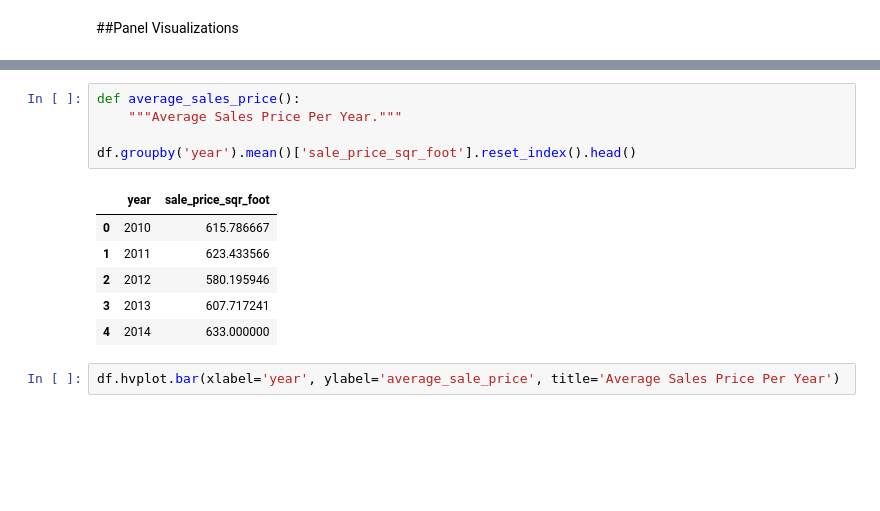
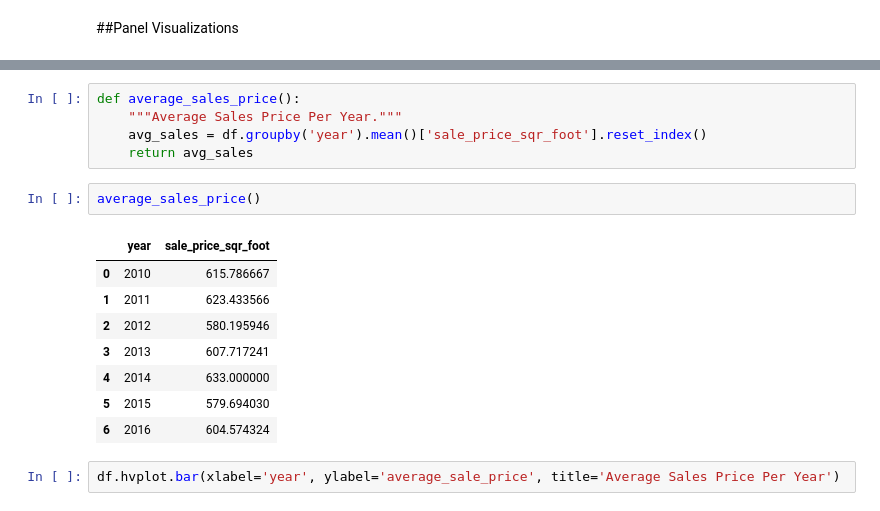
Before and after one commit to pankajrampa/pyviz-assignment2, a Jupyter notebook: assignment3.ipynb, the cells around one changed output, grey strips where cells are left out. Drawn from its saved outputs; the diff is of its cells as text; blank space fills up the shorter version.

```diff
--- a/assignment3.ipynb
+++ b/assignment3.ipynb
@@ -127,15 +140,19 @@ df.hvplot.bar(xlabel='year', ylabel='housing_units', title='Housing Units Per Ye
 # %%
 def average_sales_price():
     """Average Sales Price Per Year."""
-
-df.groupby('year').mean()['sale_price_sqr_foot'].reset_index().head()
+    avg_sales = df.groupby('year').mean()['sale_price_sqr_foot'].reset_index()
+    return avg_sales
-# %% [output]
-|  | year | sale_price_sqr_foot |
-| 0 | 2010 | 615.786667 |
-| 1 | 2011 | 623.433566 |
-| 2 | 2012 | 580.195946 |
-| 3 | 2013 | 607.717241 |
-| 4 | 2014 | 633.000000 |
+# %%
+average_sales_price()
+# %% [output]
+|  | year | sale_price_sqr_foot |
+| 0 | 2010 | 615.786667 |
+| 1 | 2011 | 623.433566 |
+| 2 | 2012 | 580.195946 |
+| 3 | 2013 | 607.717241 |
+| 4 | 2014 | 633.000000 |
+| 5 | 2015 | 579.694030 |
+| 6 | 2016 | 604.574324 |
 # %%
 df.hvplot.bar(xlabel='year', ylabel='average_sale_price', title='Average Sales Price Per Year')
 # %% [output]
```
Also changed, not shown: parts of 8 cells of this notebook.
